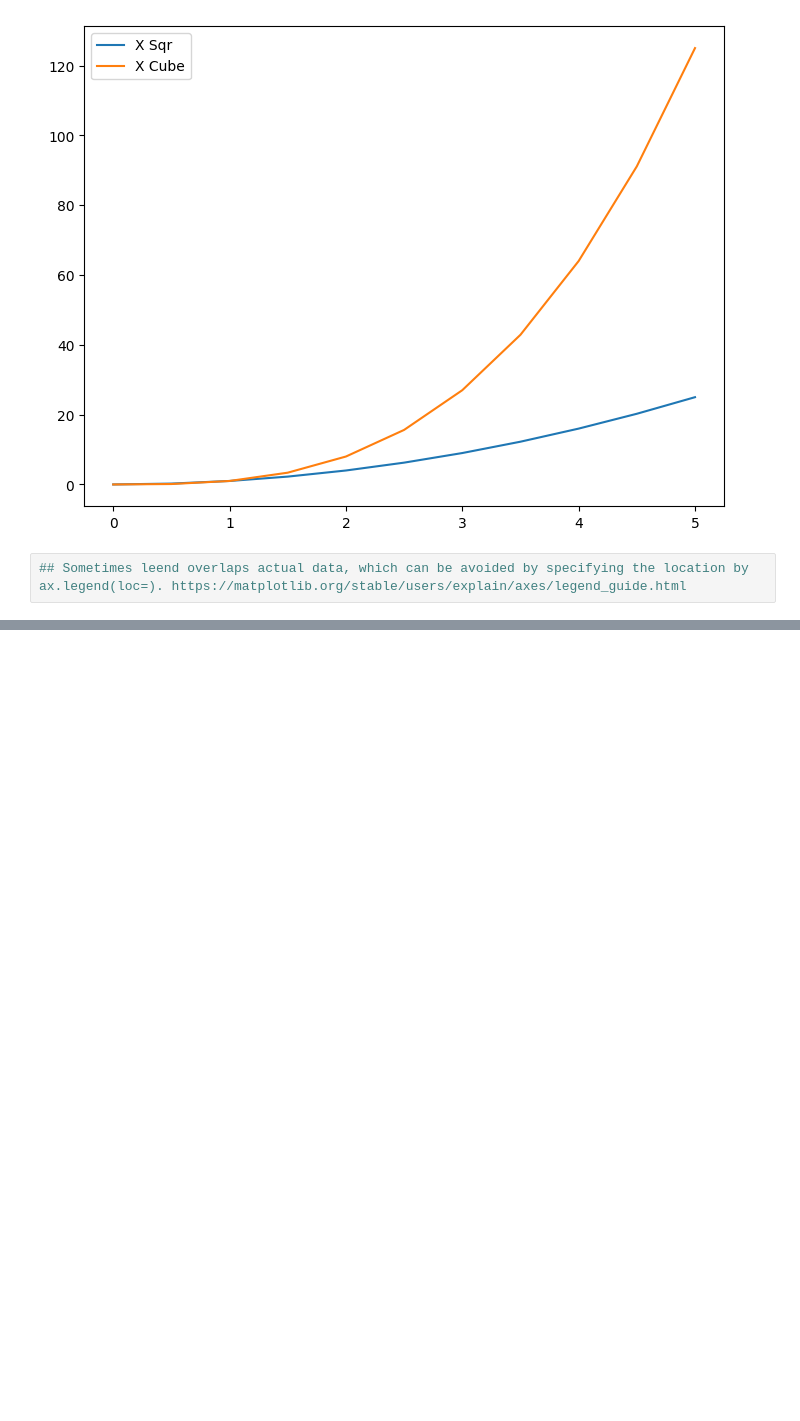
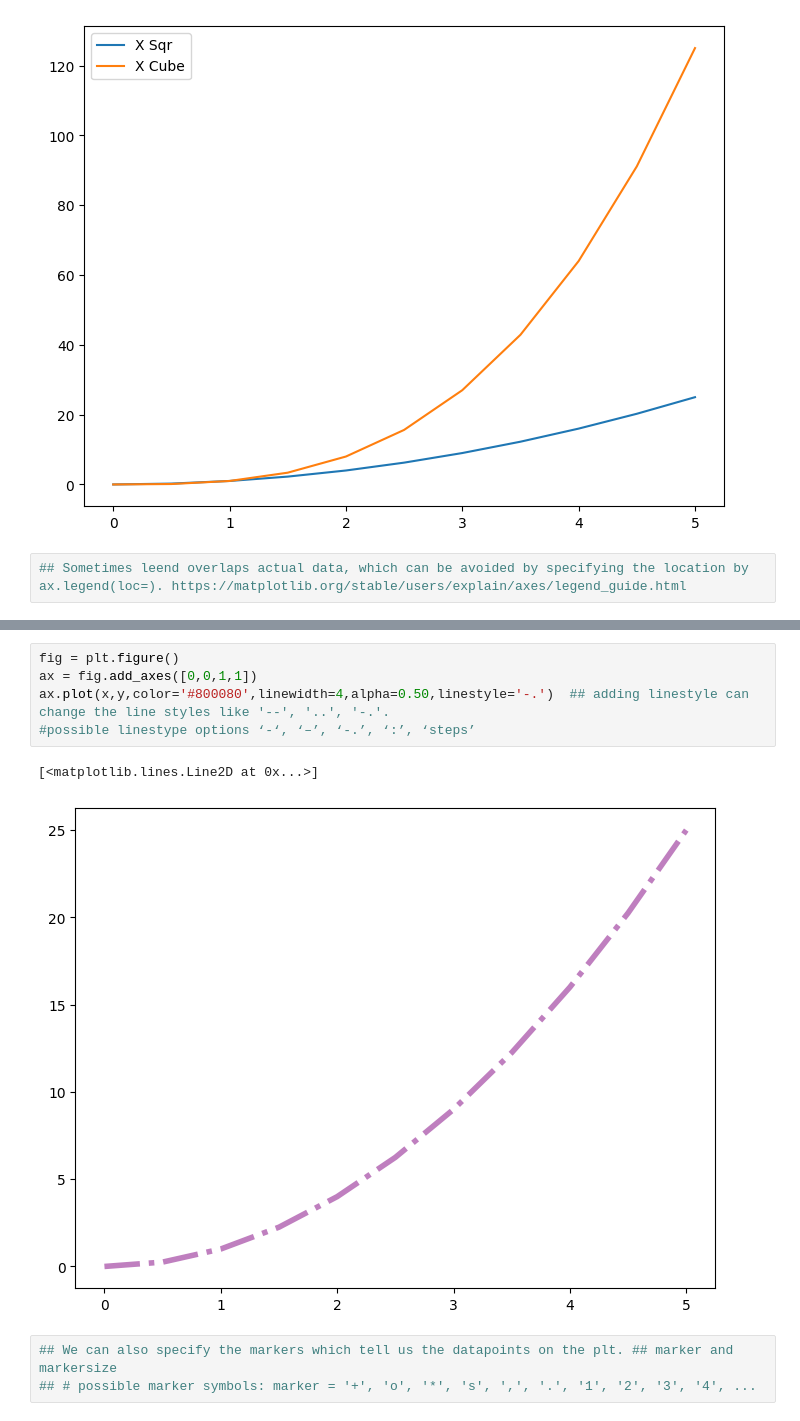
Before and after one commit to dbais76/learn_py, a Jupyter notebook: Data_Visualization/matplotlib_practices_1.ipynb, the cells around one changed output, grey strips where cells are left out. Cells and saved outputs as stored; diff of their text form; blank space fills up the shorter version.

```diff
--- a/Data_Visualization/matplotlib_practices_1.ipynb
+++ b/Data_Visualization/matplotlib_practices_1.ipynb
@@ -172,0 +199,11 @@ ax.legend()
+# %%
+fig = plt.figure()
+ax = fig.add_axes([0,0,1,1])
+ax.plot(x,y,color='#800080',linewidth=4,alpha=0.50,linestyle='-.')  ## adding linestyle can change the line styles like '--', '..', '-.'.
+#possible linestype options ‘-‘, ‘–’, ‘-.’, ‘:’, ‘steps’
+# %% [output]
+[<matplotlib.lines.Line2D at 0x...>]
+[figure, added]
+# %%
+## We can also specify the markers which tell us the datapoints on the plt. ## marker and markersize
+## # possible marker symbols: marker = '+', 'o', '*', 's', ',', '.', '1', '2', '3', '4', ...
```
Also changed, not shown: parts of 19 cells of this notebook.
